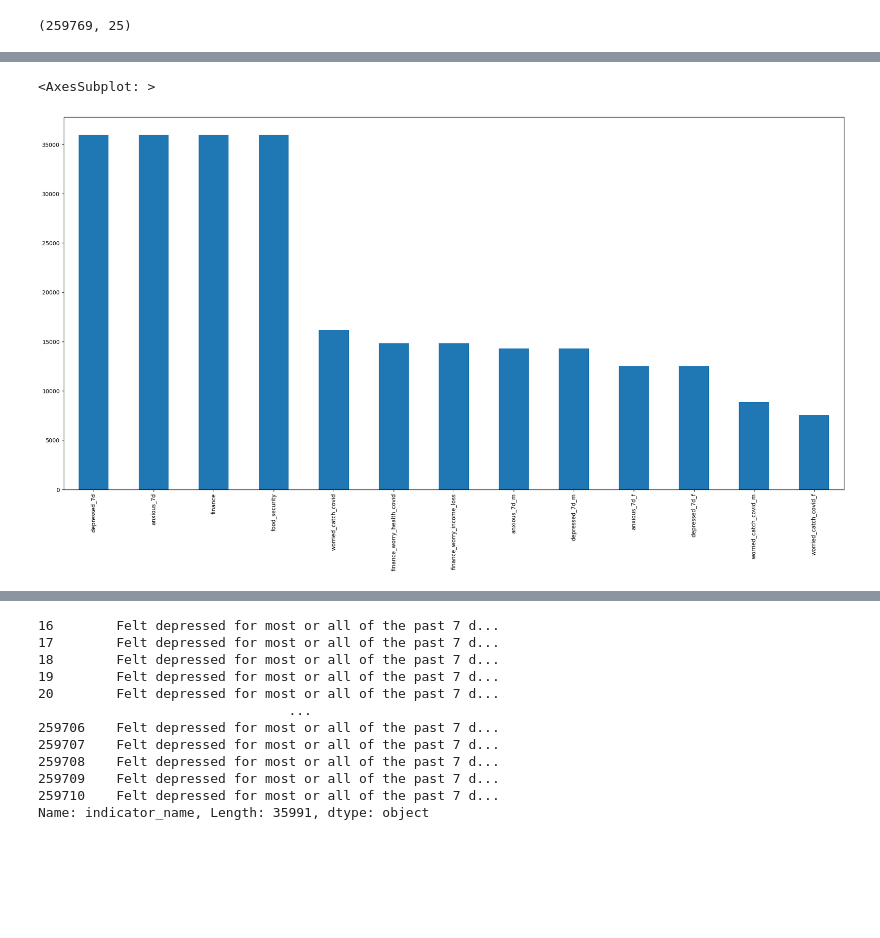
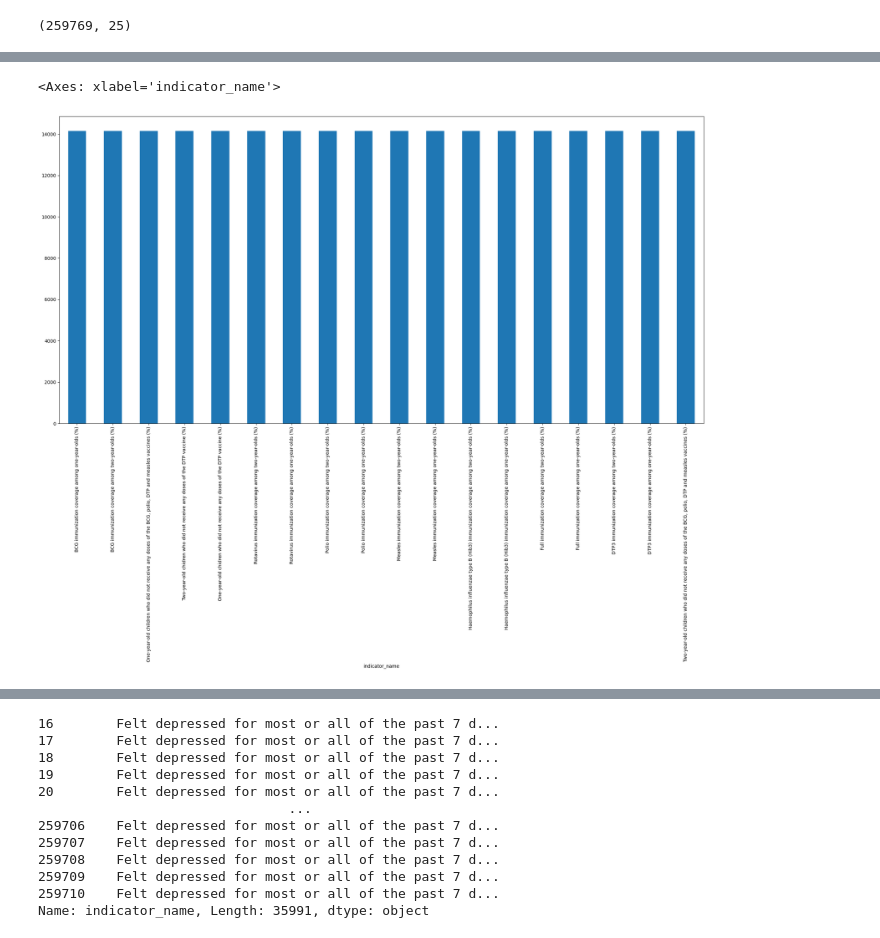
Before and after one commit to max0514/WHO_HIDR_exploation, a Jupyter notebook: test.ipynb, the cells around one changed output, grey strips where cells are left out. Drawn from its saved outputs; the diff is of its cells as text; code cells hidden in the pictures; blank space fills up the shorter version.

```diff
--- a/test.ipynb
+++ b/test.ipynb
@@ -6,7 +7,7 @@ import matplotlib.pyplot as plt
 
 # Specify the base URL and the endpoint for the Download function
 base_url = "https://datasafe-h5afbhf4gwctabaa.z01.azurefd.net/api/"
-endpoint = "Download/TOP/rep_ctis1/data"
+endpoint = "Download/TOP/rep_imm/data"
 
 # Concatenate the base URL and the endpoint
 url = base_url + endpoint
@@ -23,2 +21,0 @@ KeyboardInterrupt:
-# %%
-df = pd.read_csv('rep_ctis1_data.csv')
@@ -70,9 +96,9 @@ df.iloc[0:20]
 # %%
 fig, ax= plt.subplots(figsize=(25,12))
-df['indicator_abbr'].value_counts().plot(kind='bar',ax=ax)
+df['indicator_name'].value_counts().plot(kind='bar',ax=ax)
 # %% [output]
-<AxesSubplot: >
+<Axes: xlabel='indicator_name'>
-[figure, old version]
+[figure, new version]
 # %%
 mask= df['indicator_abbr'] == 'depressed_7d'
 depress_df =df[mask].drop(columns='Unnamed: 0')
```
Also changed, not shown: parts of 7 cells of this notebook, 2 other files.
